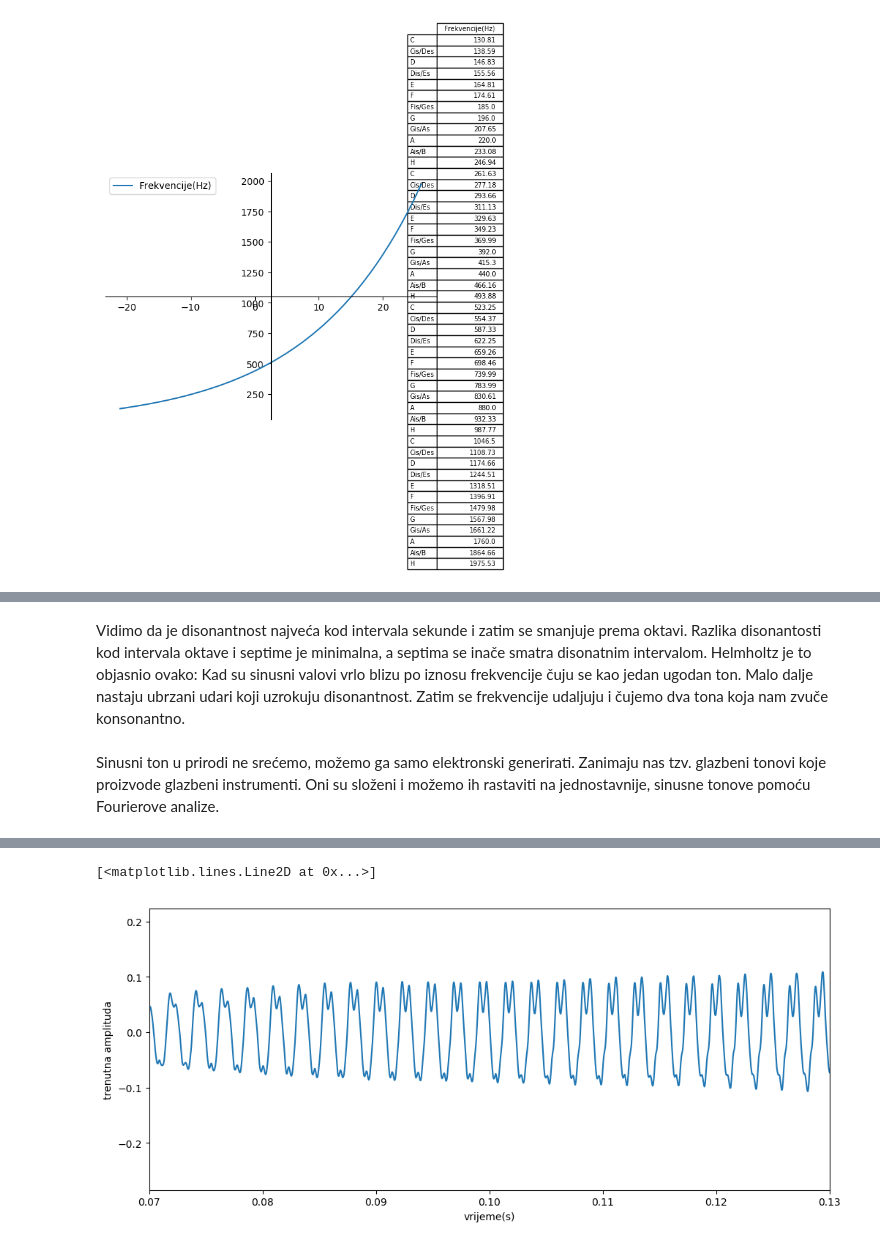
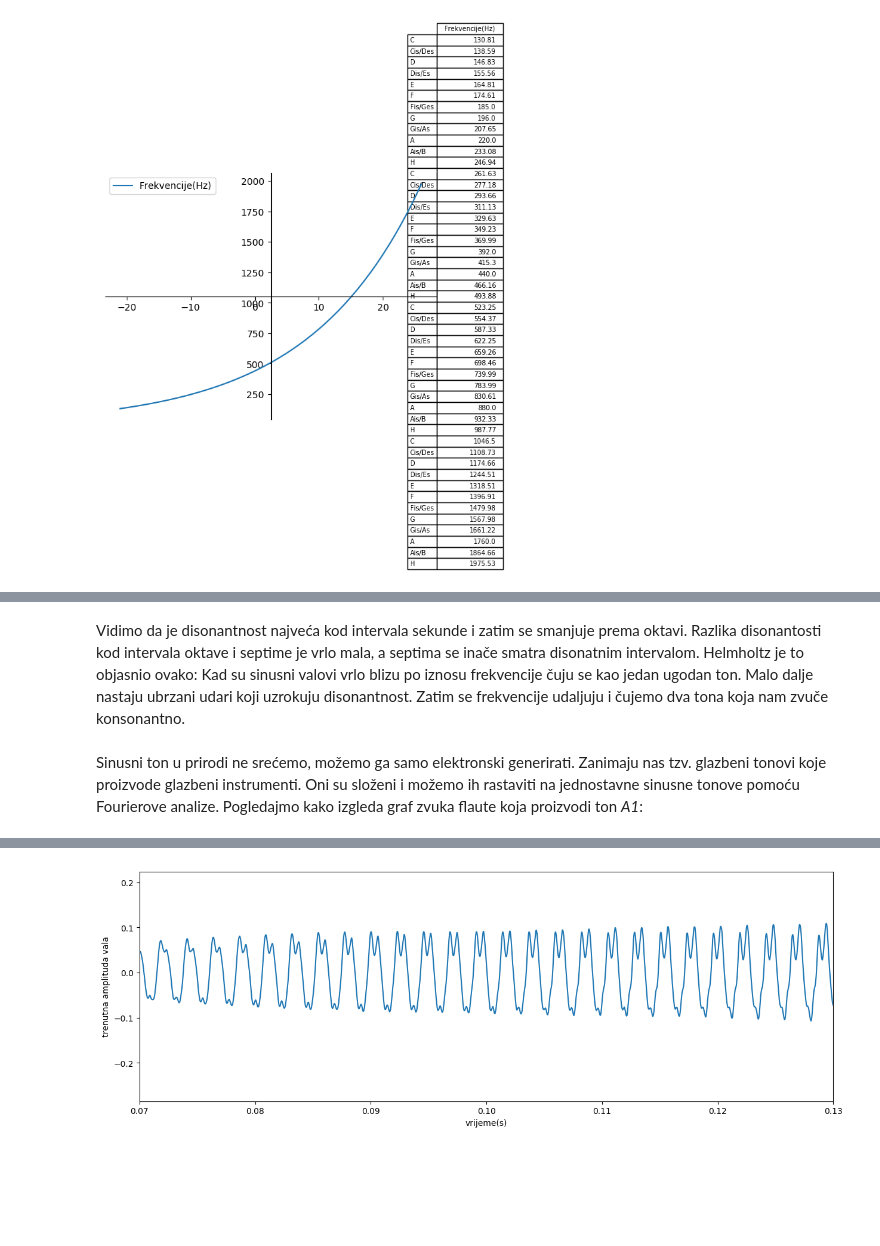
Before and after one commit to larajko/Matemati-ki-softver, a Jupyter notebook: Zadaca1.ipynb, the cells around one changed output, grey strips where cells are left out. Cells and saved outputs as stored; diff of their text form; code cells hidden in the pictures; blank space fills up the shorter version.

```diff
--- a/Zadaca1.ipynb
+++ b/Zadaca1.ipynb
@@ -221,9 +231,9 @@ ax.set(xlabel="omjer frekvencija", ylabel="disonantnost")
 # %% [markdown]
-Vidimo da je disonantnost najveća kod intervala sekunde i zatim se smanjuje prema oktavi. Razlika disonantosti kod intervala oktave i septime je minimalna, a septima se inače smatra disonatnim intervalom.
+Vidimo da je disonantnost najveća kod intervala sekunde i zatim se smanjuje prema oktavi. Razlika disonantosti kod intervala oktave i septime je vrlo mala, a septima se inače smatra disonatnim intervalom.
 Helmholtz je to objasnio ovako:
 Kad su sinusni valovi vrlo blizu po iznosu frekvencije čuju se kao jedan ugodan ton. Malo dalje nastaju ubrzani udari koji uzrokuju disonantnost. Zatim se frekvencije udaljuju i čujemo dva tona koja nam zvuče konsonantno.
 # %% [markdown]
-Sinusni ton u prirodi ne srećemo, možemo ga samo elektronski generirati. Zanimaju nas tzv. glazbeni tonovi koje proizvode glazbeni instrumenti. Oni su složeni i možemo ih rastaviti na jednostavnije, sinusne tonove pomoću Fourierove analize.
+Sinusni ton u prirodi ne srećemo, možemo ga samo elektronski generirati. Zanimaju nas tzv. glazbeni tonovi koje proizvode glazbeni instrumenti. Oni su složeni i možemo ih rastaviti na jednostavne sinusne tonove pomoću Fourierove analize. Pogledajmo kako izgleda graf zvuka flaute koja proizvodi ton *A1*:
 # %%
 ipd.Audio('flauta.wav')
 # %% [output]
@@ -231,18 +241,16 @@ ipd.Audio('flauta.wav')
 # %%
 from scipy.io import wavfile
 
 sr, snd = wavfile.read('flauta.wav')
 snd = snd / (2.**15) ##da brojevi budu između -1 i 1
-s1 = snd
 t = np.arange(0, np.shape(snd)[0], 1)
 t = t / sr
-#print(t)
-#t = t * 1000  #scale to milliseconds
-plt.xlim(0.07,0.13)
-plt.rcParams["figure.figsize"] =(20,5)
-plt.ylabel('trenutna amplituda')
-plt.xlabel('vrijeme(s)')
-plt.plot(t, s1)
+
+fig, ax = plt.subplots(figsize=(15, 5))
+ax.set_xlabel('vrijeme(s)')
+ax.set_ylabel('trenutna amplituda vala')
+ax.plot(t,snd)
+ax.set_xlim(0.07,0.13)
+plt.show()
 # %% [output]
-[<matplotlib.lines.Line2D at 0x...>]
-[figure, old version]
+[figure, new version]
```
Also changed, not shown: parts of 25 cells of this notebook, 1 other file.
